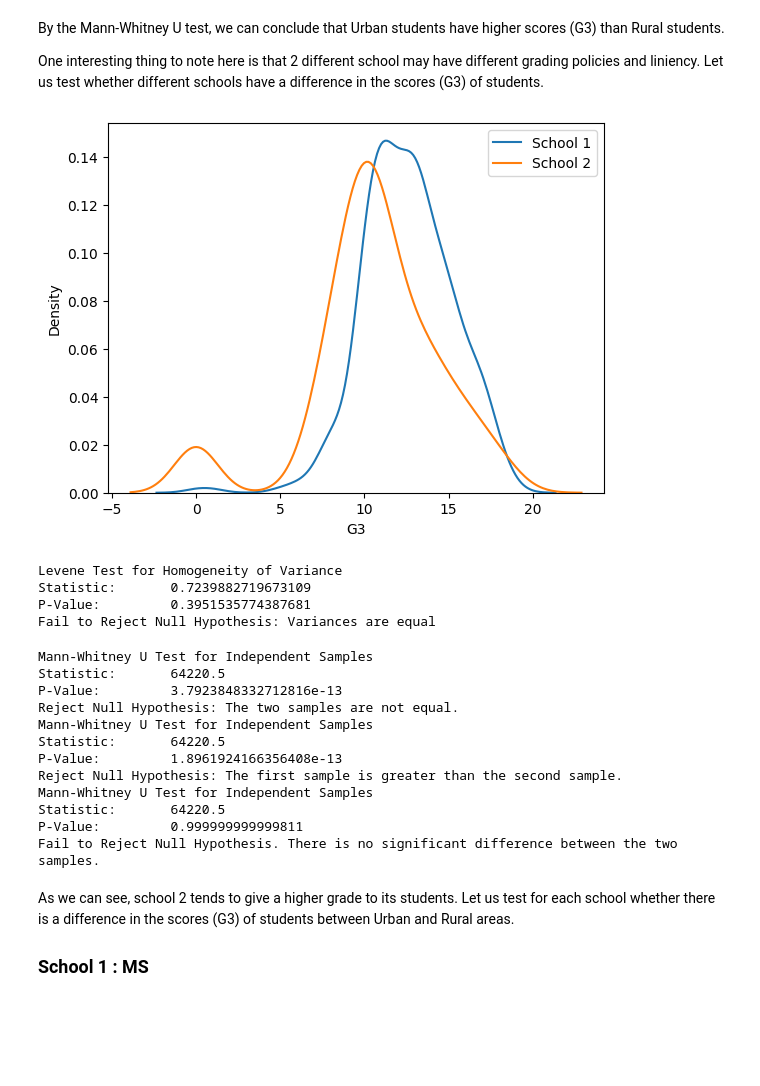
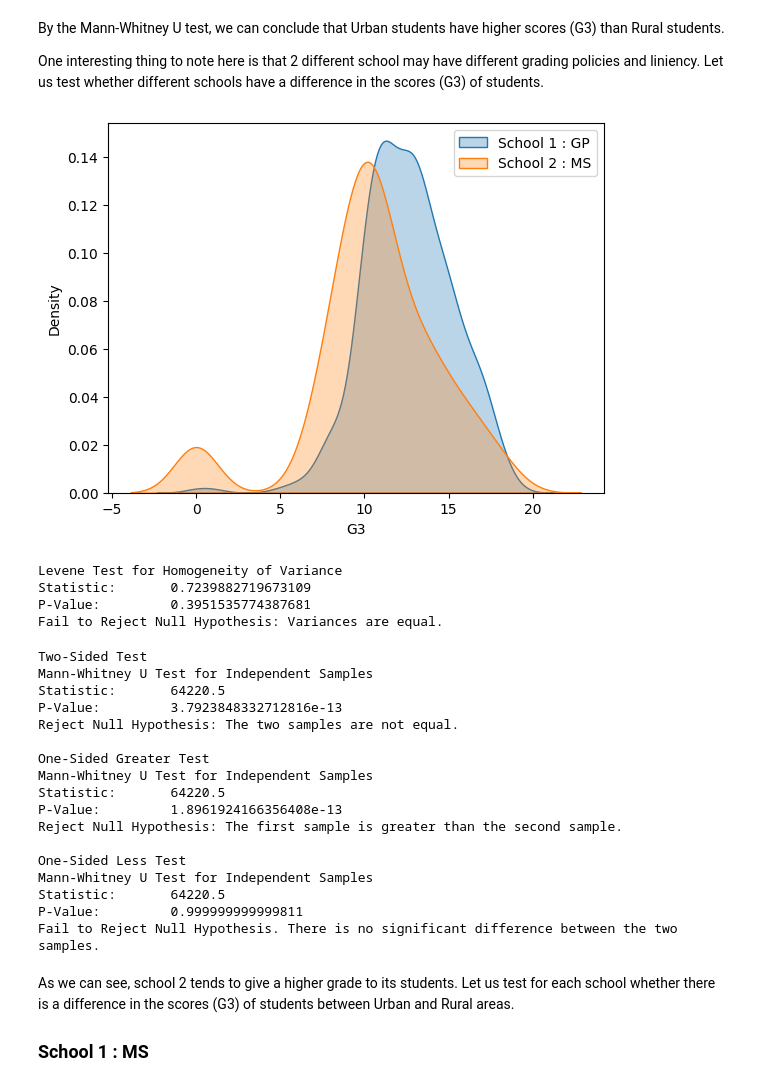
Before and after one commit to ashmitchamoli/Student-Performance-Data-Analysis, a Jupyter notebook: hypothesis-testing.ipynb, the cells around one changed output. Drawn from its saved outputs; the diff is of its cells as text; code cells hidden in the pictures; blank space fills up the shorter version.

Commit message:
hypothesis testing and correlation analysis

```diff
--- a/hypothesis-testing.ipynb
+++ b/hypothesis-testing.ipynb
@@ -42,7 +42,7 @@ def plotKDE(legend, *groups):
 		legend = ['Group '+str(i) for i in range(len(groups))]
 		print('Legend not provided or not matching the number of groups. Using default legend.')
 	for index, (group, label) in enumerate(zip(groups, legend)):
-		sns.kdeplot(group, label=label, color='C'+str(index))
+		sns.kdeplot(group, label=label, color='C'+str(index), fill=True, alpha=0.3)
 	plt.legend()
 	plt.show()
 
@@ -55,16 +55,16 @@ def leveneTest(group1, group2):
 	print('Statistic:\t', statistic)
 	print('P-Value:\t', pvalue)
 	if pvalue < 0.05:
-		print('Reject Null Hypothesis: Variances are not equal')
+		print('Reject Null Hypothesis: Variances are not equal.')
 	else:
-		print('Fail to Reject Null Hypothesis: Variances are equal')
+		print('Fail to Reject Null Hypothesis: Variances are equal.')
 
 def mannWhitneyU(group1, group2, alternative : Literal['two-sided', 'less', 'greater'] = 'two-sided'):
 	"""
 	Perform the Mann-Whitney U test.
 	"""
 	statistic, pvalue = mannwhitneyu(group1, group2, alternative=alternative)
-	effectSize = 1 - 2 * (statistic / (len(group1) * len(group2)))
+	effectSize = np.sqrt(statistic / (len(group1) * len(group2)))
 	print('Mann-Whitney U Test for Independent Samples')
 	print('Statistic:\t', statistic)
 	print('P-Value:\t', pvalue)
@@ -125,28 +125,36 @@ One interesting thing to note here is that 2 different school may have different
 # %%
 school1 = fullData[fullData['school'] == 'GP']
 school2 = fullData[fullData['school'] == 'MS']
 
-plotKDE(['School 1', 'School 2'], school1['G3'], school2['G3'])
+plotKDE(['School 1 : GP', 'School 2 : MS'], school1['G3'], school2['G3'])
 leveneTest(urbanGroup['G3'], ruralGroup['G3'])
 # %% [output]
-[figure, old version]
+[figure, new version]
 Levene Test for Homogeneity of Variance
 Statistic:       0.7239882719673109
 P-Value:         0.3951535774387681
-Fail to Reject Null Hypothesis: Variances are equal
+Fail to Reject Null Hypothesis: Variances are equal.
 # %%
+print('Two-Sided Test')
 mannWhitneyU(school1['G3'], school2['G3'], alternative='two-sided')
+print('\nOne-Sided Greater Test')
 mannWhitneyU(school1['G3'], school2['G3'], alternative='greater')
+print('\nOne-Sided Less Test')
 mannWhitneyU(school1['G3'], school2['G3'], alternative='less')
 # %% [output]
+Two-Sided Test
 Mann-Whitney U Test for Independent Samples
 Statistic:       64220.5
 P-Value:         3.7923848332712816e-13
 Reject Null Hypothesis: The two samples are not equal.
+
+One-Sided Greater Test
 Mann-Whitney U Test for Independent Samples
 Statistic:       64220.5
 P-Value:         1.8961924166356408e-13
 Reject Null Hypothesis: The first sample is greater than the second sample.
+
+One-Sided Less Test
 Mann-Whitney U Test for Independent Samples
 Statistic:       64220.5
 P-Value:         0.999999999999811
```
Also changed, not shown: parts of 24 cells of this notebook, 2 other files.
